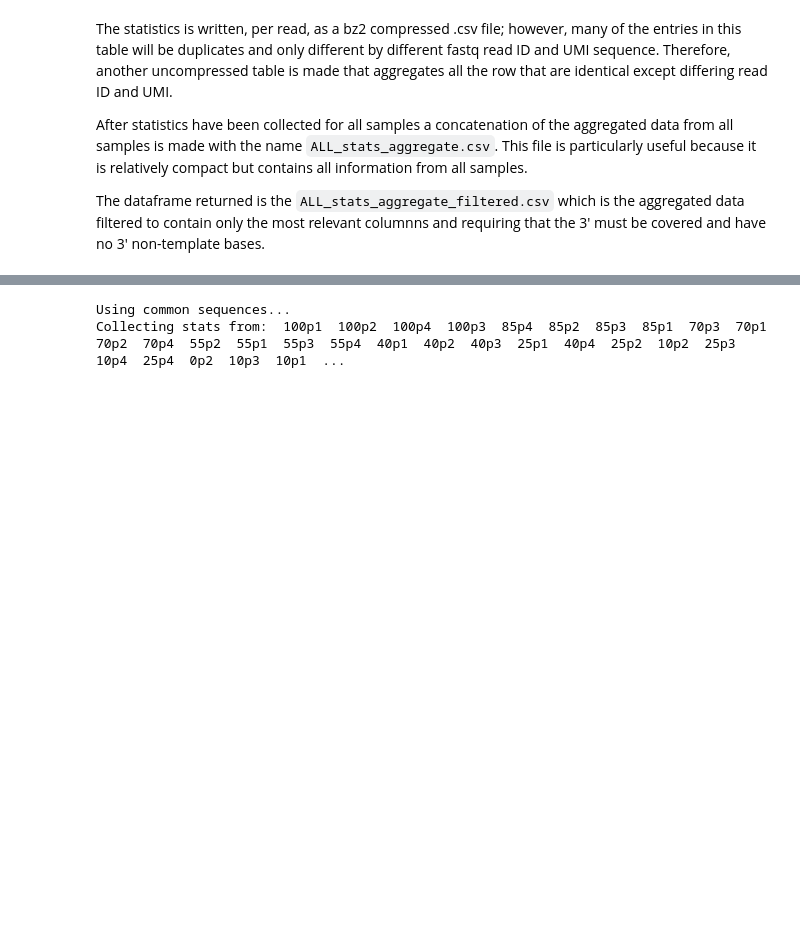
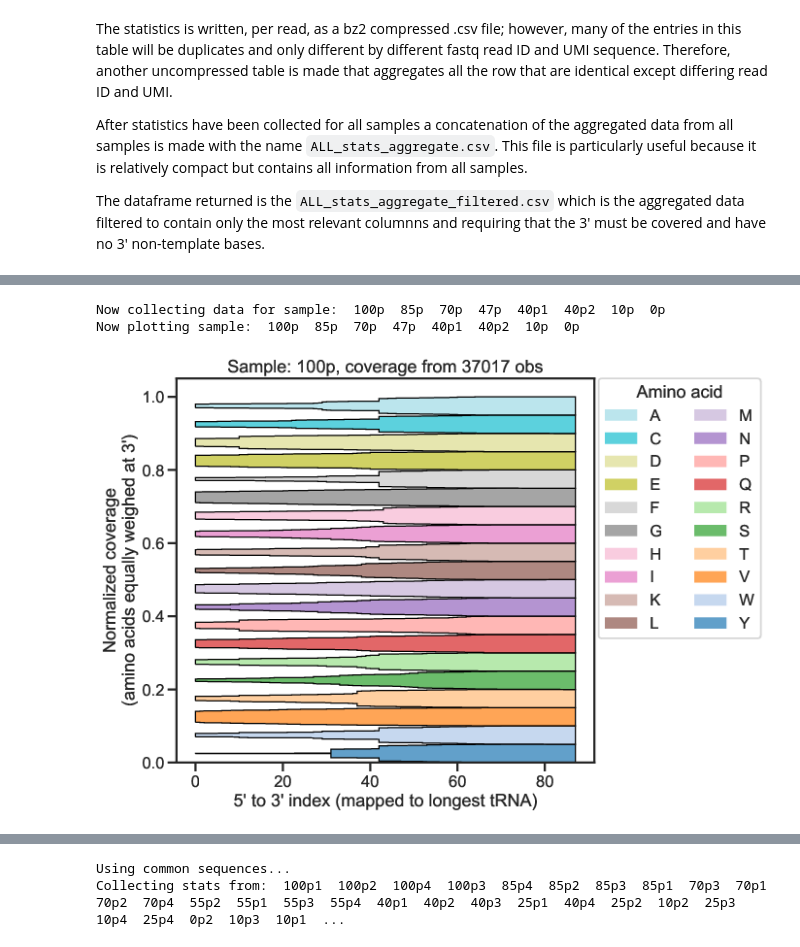
Before and after one commit to krdav/tRNA-charge-seq, a Jupyter notebook: projects/example/process_data.ipynb, the cells around one changed output, grey strips where cells are left out. Saved outputs shown, nothing was run; the diff lists cells and outputs as text; code cells hidden in the pictures; blank space fills up the shorter version.

```diff
--- a/projects/example/process_data.ipynb
+++ b/projects/example/process_data.ipynb
@@ -485,0 +489,9 @@ agg_df.head(2)
+# %%
+plot_obj.plot_coverage(compartment='cyto', plot_type='needle', aa_norm=True, \
+                       plot_name='cov-plot_cyto_needle_aa-norm')
+img = WImage(filename='data/plotting/cov-plot_cyto_needle_aa-norm.pdf[0]')
+img
+# %% [output]
+Now collecting data for sample:  100p  85p  70p  47p  40p1  40p2  10p  0p
+Now plotting sample:  100p  85p  70p  47p  40p1  40p2  10p  0p
+[figure, added]
```
Also changed, not shown: parts of 45 cells of this notebook.
